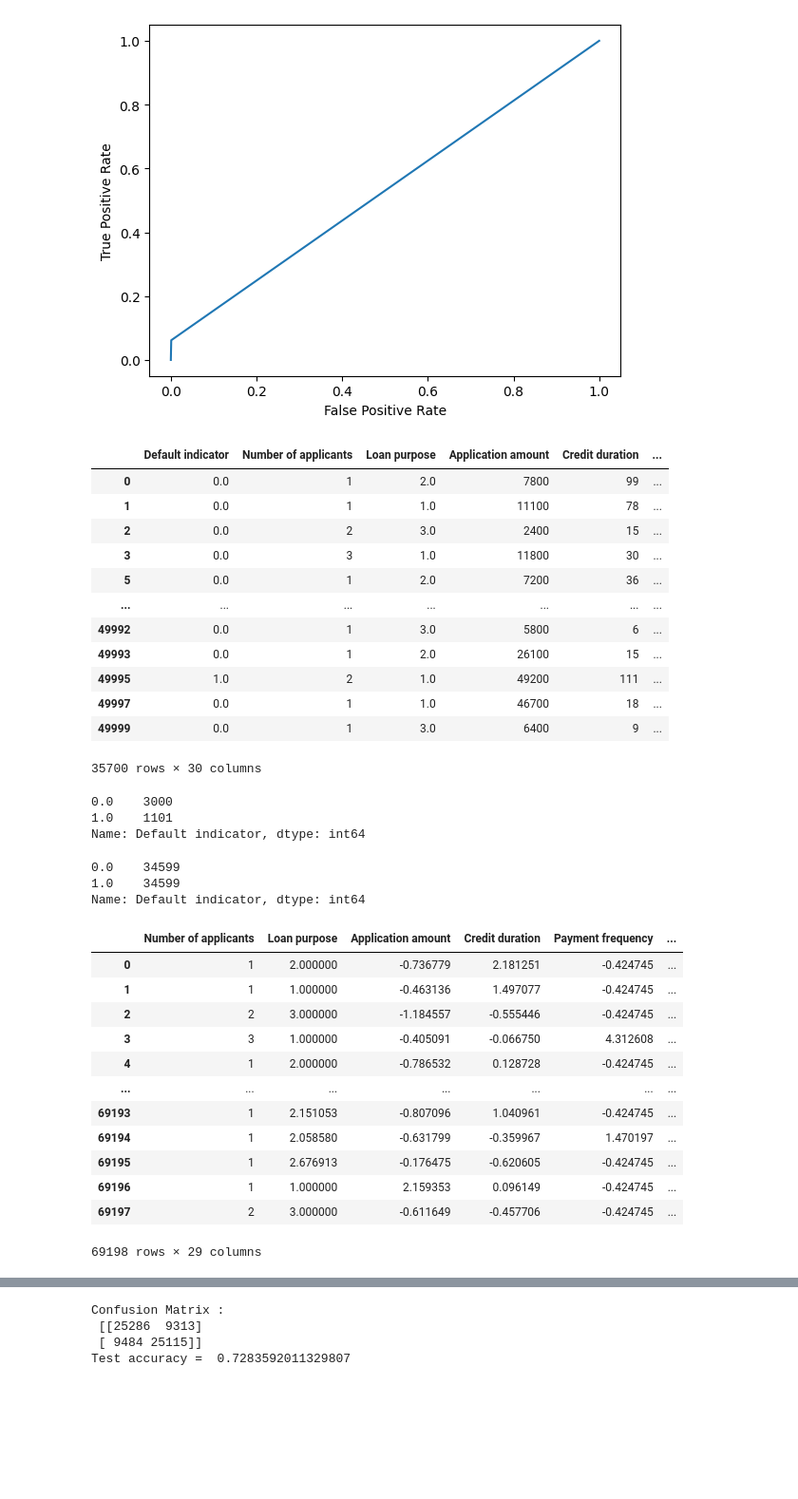
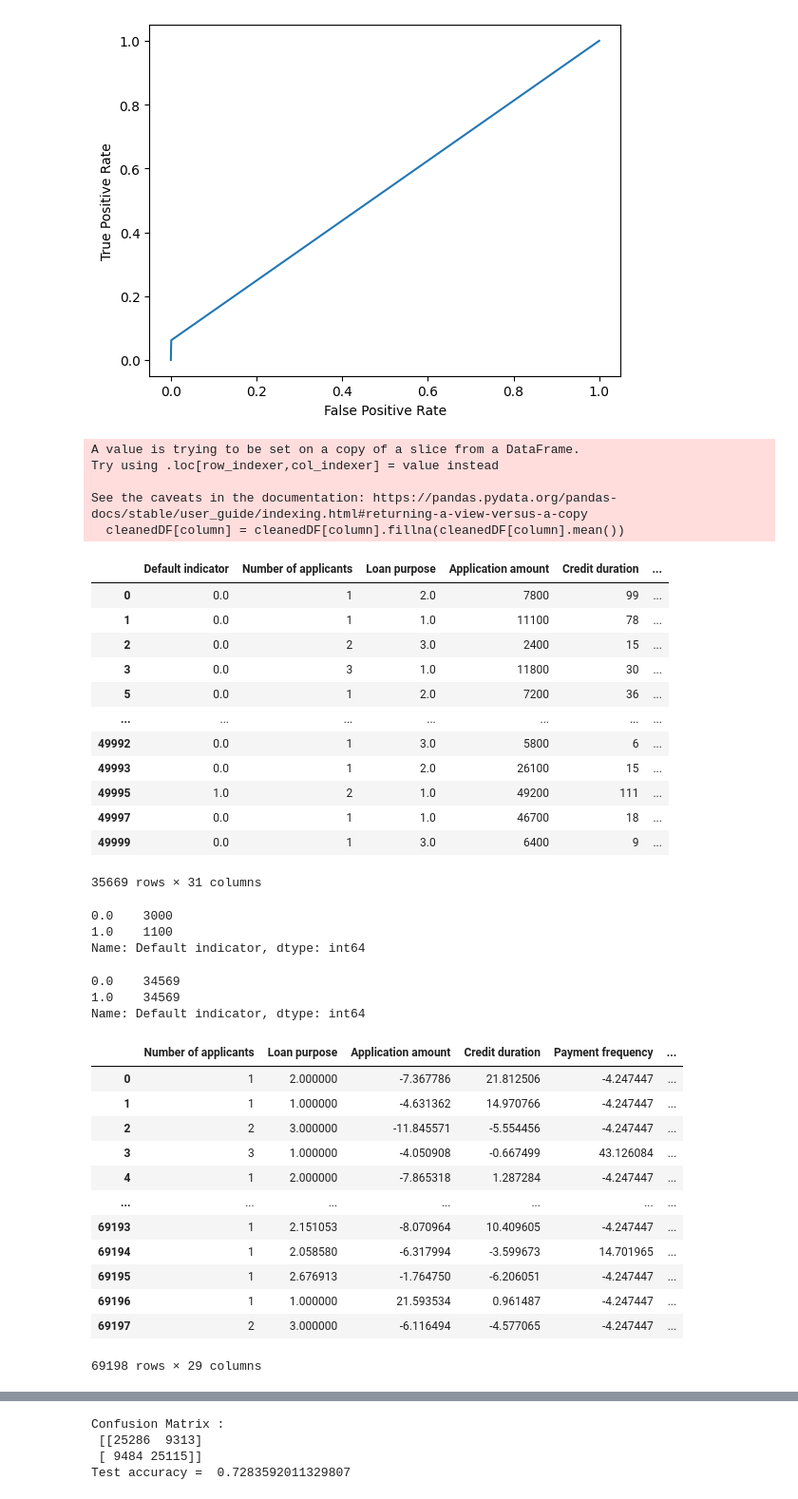
Before and after one commit to Jagodno/Pre-selection-Assignment, a Jupyter notebook: ml.ipynb, the cells around one changed output, grey strips where cells are left out. Shown: that part at 95% size. Drawn from its saved outputs; the diff is of its cells as text; code cells hidden in the pictures; blank space fills up the shorter version.

```diff
--- a/ml.ipynb
+++ b/ml.ipynb
@@ -100,7 +102,7 @@ cleanedDF = cleanedDF[['Default indicator', 'Number of applicants',
        'Number of requests during the last 12 months', 'Limit on credit card',
        'Amount on current account', 'Amount on savings account',
        'Arrear in last 3 months', 'Arrear in last 12 months',
-       'Credit bureau score', 'Average income', 'date dif']]
+       'Credit bureau score', 'Average income', 'date dif', '_r_']]
 
 
 for column in cleanedDF.columns:
@@ -108,6 +110,11 @@ for column in cleanedDF.columns:
 
 cleanedDF
 # %% [output]
+A value is trying to be set on a copy of a slice from a DataFrame.
+Try using .loc[row_indexer,col_indexer] = value instead
+
+See the caveats in the documentation: https://pandas.pydata.org/pandas-docs/stable/user_guide/indexing.html#returning-a-view-versus-a-copy
+  cleanedDF[column] = cleanedDF[column].fillna(cleanedDF[column].mean())
 |  | Default indicator | Number of applicants | Loan purpose | Application amount | Credit duration | ... |
 | 0 | 0.0 | 1 | 2.0 | 7800 | 99 | ... |
 | 1 | 0.0 | 1 | 1.0 | 11100 | 78 | ... |
@@ -120,7 +127,7 @@ cleanedDF
 | 49995 | 1.0 | 2 | 1.0 | 49200 | 111 | ... |
 | 49997 | 0.0 | 1 | 1.0 | 46700 | 18 | ... |
 | 49999 | 0.0 | 1 | 3.0 | 6400 | 9 | ... |
-35700 rows × 30 columns
+35669 rows × 31 columns
 # %%
 cleanedDFNegative = cleanedDF[cleanedDF['Default indicator'] == 0]
 
@@ -131,7 +138,7 @@ readyDF = pd.concat([cleanedDFNegativeSample, cleanedDF[cleanedDF['Default indic
 readyDF['Default indicator'].value_counts()
 # %% [output]
 0.0    3000
-1.0    1101
+1.0    1100
 Name: Default indicator, dtype: int64
 # %%
 from imblearn.over_sampling import SMOTE
@@ -142,39 +149,37 @@ oversampled_X, oversampled_Y = smot.fit_resample(cleanedDF.drop('Default indicat
 readyDF = pd.concat([pd.DataFrame(oversampled_Y), pd.DataFrame(oversampled_X)], axis=1)
 readyDF['Default indicator'].value_counts()
 # %% [output]
-0.0    34599
-1.0    34599
+0.0    34569
+1.0    34569
 Name: Default indicator, dtype: int64
 # %%
 
 ytrain = readyDF['Default indicator']
 Xtrain = readyDF.drop('Default indicator', axis = 1)
-
-
 
 
 normalizationList = ['Application amount', 'Credit duration',
        'Payment frequency', 'Installment amount', 'Value of the goods',
        'income of main applicant', 'income of second applicant','Limit on credit card',
        'Amount on current account', 'Amount on savings account',
        'Arrear in last 3 months', 'Arrear in last 12 months',
        'Credit bureau score', 'Average income', 'date dif']
 
-Xtrain[normalizationList]=(Xtrain[normalizationList]-Xtrain[normalizationList].mean())/Xtrain[normalizationList].std()
+Xtrain[normalizationList]=(Xtrain[normalizationList]-Xtrain[normalizationList].mean())/Xtrain[normalizationList].std() * 10
 Xtrain
 # %% [output]
 |  | Number of applicants | Loan purpose | Application amount | Credit duration | Payment frequency | ... |
-| 0 | 1 | 2.000000 | -0.736779 | 2.181251 | -0.424745 | ... |
-| 1 | 1 | 1.000000 | -0.463136 | 1.497077 | -0.424745 | ... |
-| 2 | 2 | 3.000000 | -1.184557 | -0.555446 | -0.424745 | ... |
-| 3 | 3 | 1.000000 | -0.405091 | -0.066750 | 4.312608 | ... |
-| 4 | 1 | 2.000000 | -0.786532 | 0.128728 | -0.424745 | ... |
+| 0 | 1 | 2.000000 | -7.367786 | 21.812506 | -4.247447 | ... |
+| 1 | 1 | 1.000000 | -4.631362 | 14.970766 | -4.247447 | ... |
+| 2 | 2 | 3.000000 | -11.845571 | -5.554456 | -4.247447 | ... |
+| 3 | 3 | 1.000000 | -4.050908 | -0.667499 | 43.126084 | ... |
+| 4 | 1 | 2.000000 | -7.865318 | 1.287284 | -4.247447 | ... |
 | ... | ... | ... | ... | ... | ... | ... |
-| 69193 | 1 | 2.151053 | -0.807096 | 1.040961 | -0.424745 | ... |
-| 69194 | 1 | 2.058580 | -0.631799 | -0.359967 | 1.470197 | ... |
-| 69195 | 1 | 2.676913 | -0.176475 | -0.620605 | -0.424745 | ... |
-| 69196 | 1 | 1.000000 | 2.159353 | 0.096149 | -0.424745 | ... |
-| 69197 | 2 | 3.000000 | -0.611649 | -0.457706 | -0.424745 | ... |
+| 69193 | 1 | 2.151053 | -8.070964 | 10.409605 | -4.247447 | ... |
+| 69194 | 1 | 2.058580 | -6.317994 | -3.599673 | 14.701965 | ... |
+| 69195 | 1 | 2.676913 | -1.764750 | -6.206051 | -4.247447 | ... |
+| 69196 | 1 | 1.000000 | 21.593534 | 0.961487 | -4.247447 | ... |
+| 69197 | 2 | 3.000000 | -6.116494 | -4.577065 | -4.247447 | ... |
 69198 rows × 29 columns
 # %%
 log_reg = sm.Logit(ytrain, Xtrain).fit()
```
Also changed, not shown: parts of 4 cells of this notebook, 1 other file.
